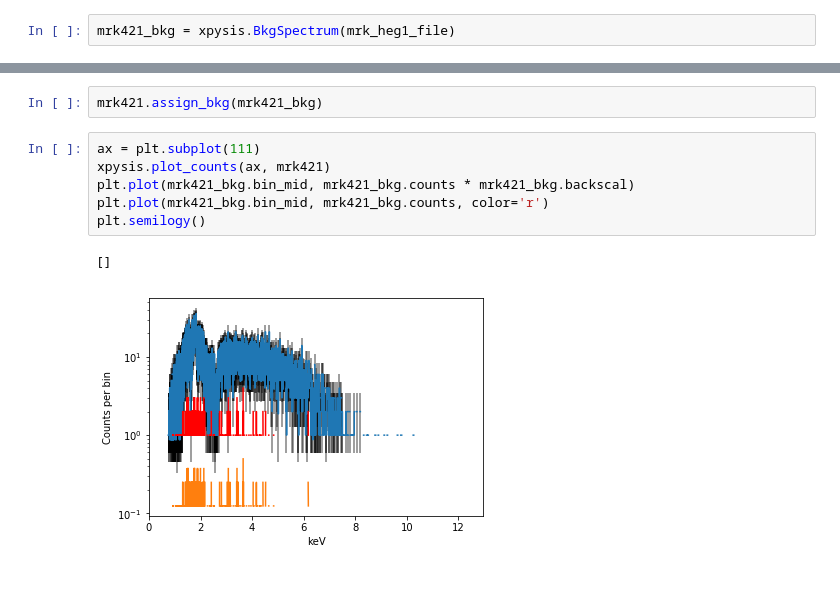
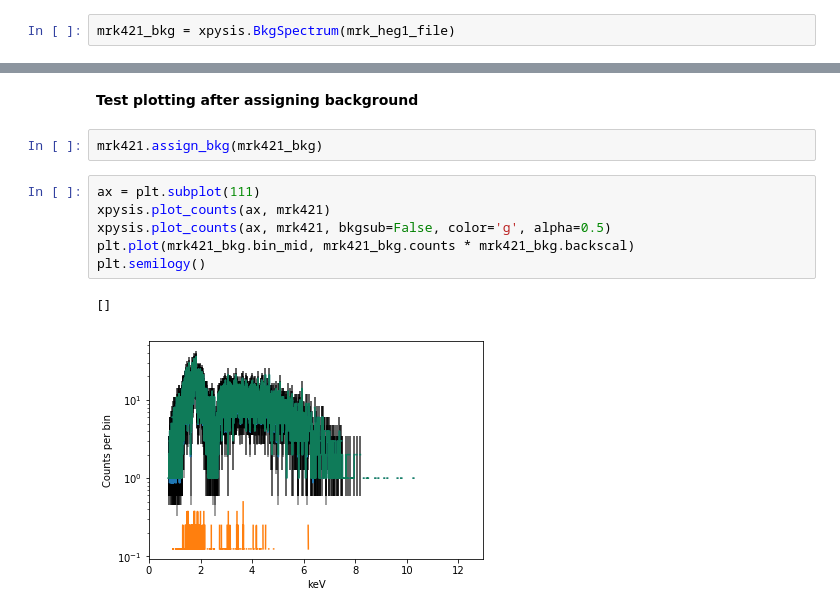
Before and after one commit to eblur/pyxsis, a Jupyter notebook: notebooks/Background_Spectrum.ipynb, the cells around one changed output, grey strips where cells are left out. Drawn from its saved outputs; the diff is of its cells as text; blank space fills up the shorter version.

Commit message:
Background subtraction appears to be working

```diff
--- a/notebooks/Background_Spectrum.ipynb
+++ b/notebooks/Background_Spectrum.ipynb
@@ -29,11 +31,13 @@ plt.plot(mrk421_bkg.bin_lo, mrk421_bkg.counts)
+# %% [markdown]
+**Test plotting after assigning background**
 # %%
 mrk421.assign_bkg(mrk421_bkg)
 # %%
 ax = plt.subplot(111)
 xpysis.plot_counts(ax, mrk421)
+xpysis.plot_counts(ax, mrk421, bkgsub=False, color='g', alpha=0.5)
 plt.plot(mrk421_bkg.bin_mid, mrk421_bkg.counts * mrk421_bkg.backscal)
-plt.plot(mrk421_bkg.bin_mid, mrk421_bkg.counts, color='r')
 plt.semilogy()
 # %% [output]
 []
-[figure, old version]
+[figure, new version]
```
Also changed, not shown: parts of 6 cells of this notebook.
